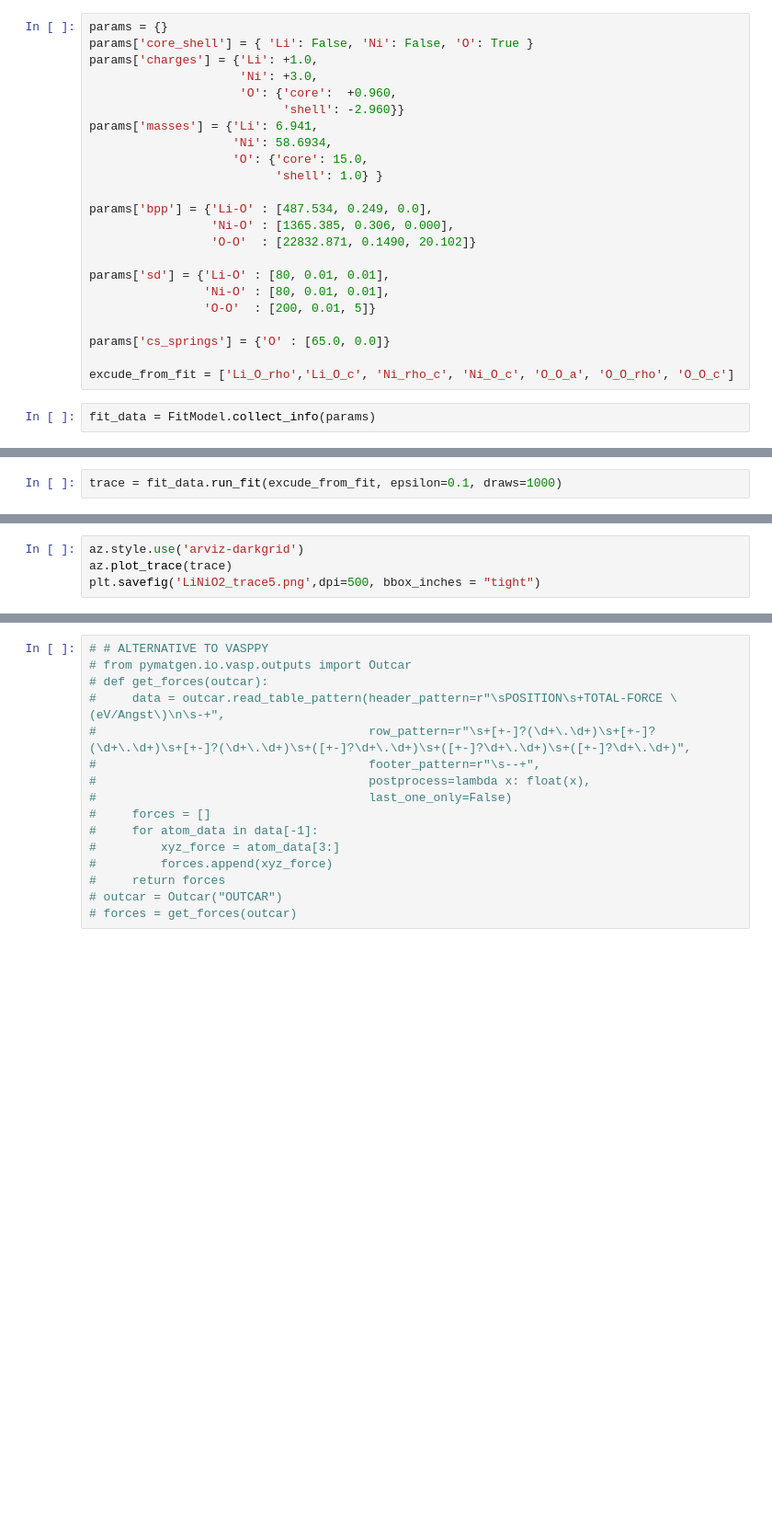
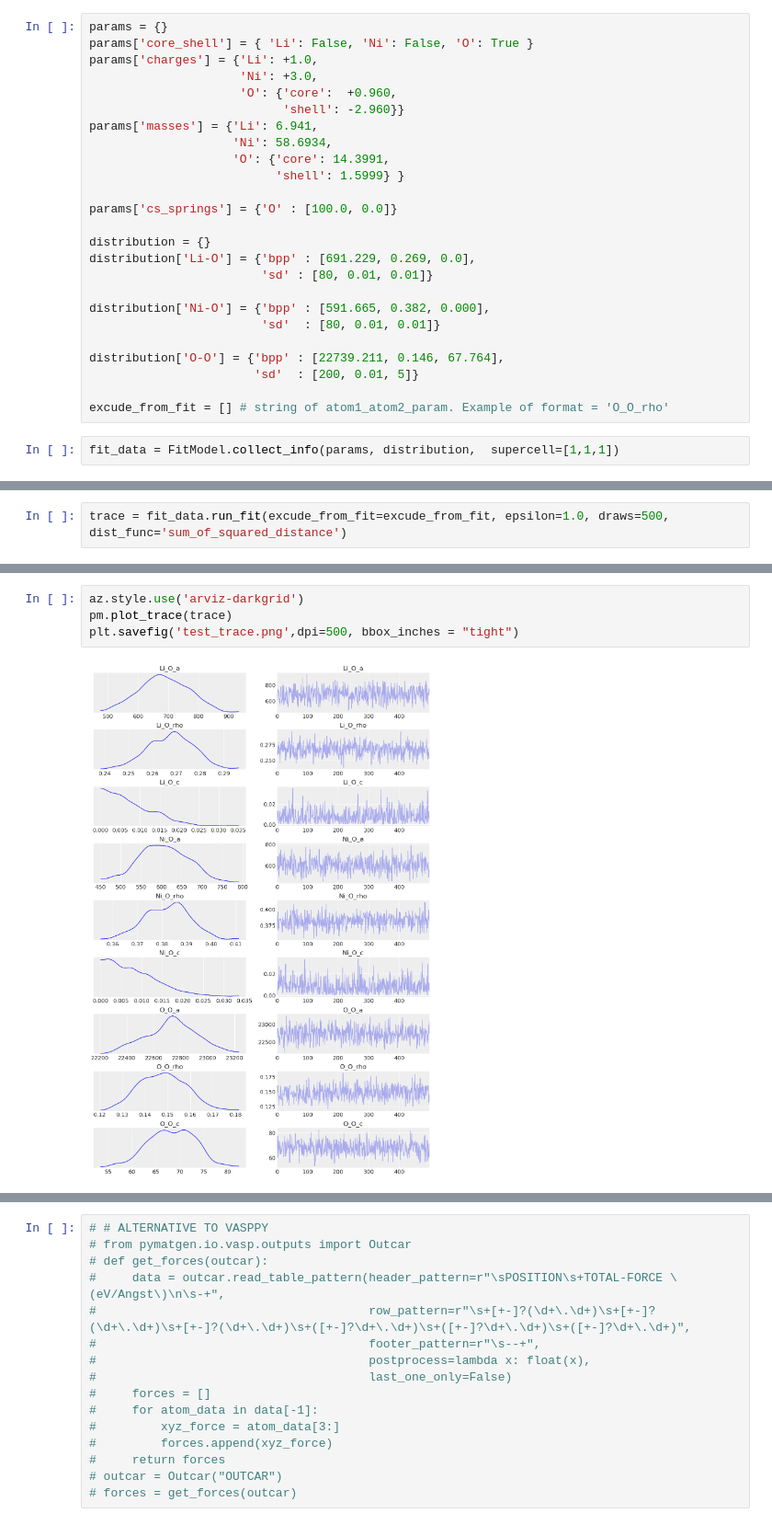
Before and after one commit to LMMorgan/PopOff, a Jupyter notebook: fitting_input.ipynb, the cells around one changed output, grey strips where cells are left out. Shown at 92% size. Drawn from its saved outputs; the diff is of its cells as text; blank space fills up the shorter version.

```diff
--- a/fitting_input.ipynb
+++ b/fitting_input.ipynb
@@ -13,21 +14,23 @@ params['charges'] = {'Li': +1.0,
                            'shell': -2.960}}
 params['masses'] = {'Li': 6.941,
                     'Ni': 58.6934,
-                    'O': {'core': 15.0,
-                          'shell': 1.0} }
+                    'O': {'core': 14.3991,
+                          'shell': 1.5999} }
 
-params['bpp'] = {'Li-O' : [487.534, 0.249, 0.0],
-                 'Ni-O' : [1365.385, 0.306, 0.000],
-                 'O-O'  : [22832.871, 0.1490, 20.102]}
+params['cs_springs'] = {'O' : [100.0, 0.0]}
 
-params['sd'] = {'Li-O' : [80, 0.01, 0.01],
-                'Ni-O' : [80, 0.01, 0.01],
-                'O-O'  : [200, 0.01, 5]}
+distribution = {}
+distribution['Li-O'] = {'bpp' : [691.229, 0.269, 0.0],
+                        'sd' : [80, 0.01, 0.01]}
 
-params['cs_springs'] = {'O' : [65.0, 0.0]}
+distribution['Ni-O'] = {'bpp' : [591.665, 0.382, 0.000],
+                        'sd'  : [80, 0.01, 0.01]}
 
-excude_from_fit = ['Li_O_rho','Li_O_c', 'Ni_rho_c', 'Ni_O_c', 'O_O_a', 'O_O_rho', 'O_O_c']
+distribution['O-O'] = {'bpp' : [22739.211, 0.146, 67.764],
+                       'sd'  : [200, 0.01, 5]}
+
+excude_from_fit = [] # string of atom1_atom2_param. Example of format = 'O_O_rho'
 # %%
-fit_data = FitModel.collect_info(params)
+fit_data = FitModel.collect_info(params, distribution,  supercell=[1,1,1])
 # %% [output]
 Found elements: ['Li', 'Ni', 'O']
@@ -34,4 +41,4 @@ Found elements: ['Li', 'Ni', 'O']
 # %%
-trace = fit_data.run_fit(excude_from_fit, epsilon=0.1, draws=1000)
+trace = fit_data.run_fit(excude_from_fit=excude_from_fit, epsilon=1.0, draws=500, dist_func='sum_of_squared_distance')
 # %% [output]
 Sample initial stage: ...
@@ -39,5 +47,7 @@ Stage: 0 Beta: 0.100 Steps: 25
 # %%
 az.style.use('arviz-darkgrid')
-az.plot_trace(trace)
-plt.savefig('LiNiO2_trace5.png',dpi=500, bbox_inches = "tight")
+pm.plot_trace(trace)
+plt.savefig('test_trace.png',dpi=500, bbox_inches = "tight")
+# %% [output]
+[figure, added]
 # %%
```
Also changed, not shown: parts of 8 cells of this notebook, 9 other files.
